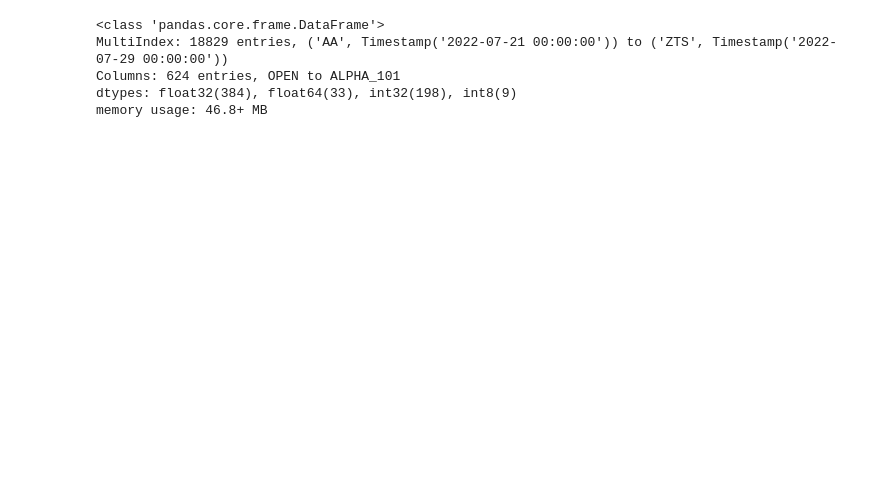
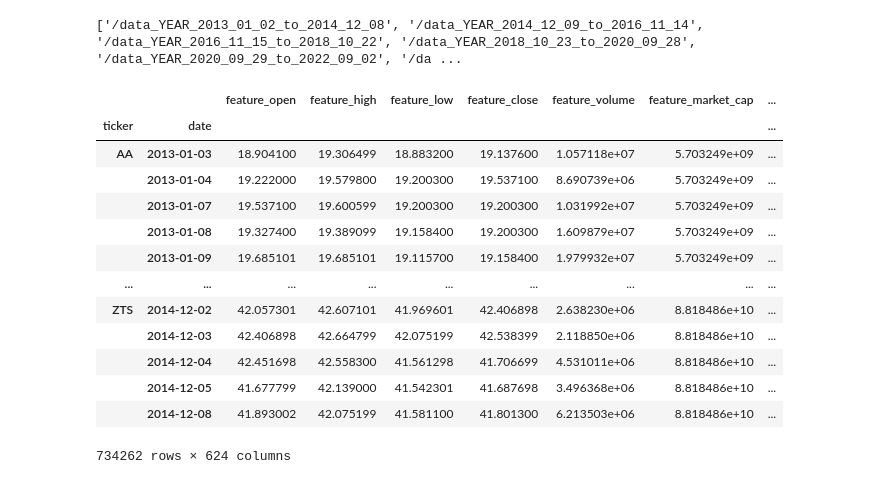
Before and after one commit to skhan61/QuantProject, a Jupyter notebook: 05_ic_based_feature_selection.ipynb, the cells around one changed output. Saved outputs shown, nothing was run; the diff lists cells and outputs as text; code cells hidden in the pictures; blank space fills up the shorter version.

```diff
--- a/05_ic_based_feature_selection.ipynb
+++ b/05_ic_based_feature_selection.ipynb
@@ -39,11 +20,56 @@ result = data.compute()
+# %%
+## Top 500 dataset
+
+DATA_STORE = Path('/home/sayem/Desktop/Project/data/dataset.h5')
+
+lock_path = "/tmp/assets_h5_file.lock"  # Choose a path for the lock file
+
+from filelock import FileLock
+
+with FileLock(lock_path):
+    with pd.HDFStore(DATA_STORE) as store:
+        print(sorted(store.keys()))
+# %% [output]
+['/data_YEAR_2013_01_02_to_2014_12_08', '/data_YEAR_2014_12_09_to_2016_11_14', '/data_YEAR_2016_11_15_to_2018_10_22', '/data_YEAR_2018_10_23_to_2020_09_28', '/data_YEAR_2020_09_29_to_2022_09_02', '/da ...
+# %%
+import dask.dataframe as dd
+import pandas as pd
+
+FILE_PATH = "/home/sayem/Desktop/Project/data/dataset.h5"
+
+# Extract all keys from the HDF5 file
+with pd.HDFStore(FILE_PATH) as store:
+    available_keys = [key for key in store.keys() if key.startswith('/data_YEAR_')]
+
+# Dictionary to store datasets corresponding to each key
+datasets = {}
+
+for FILE_NAME in available_keys:
+    # Read the dataset using Dask for each key
+    data = dd.read_hdf(FILE_PATH, FILE_NAME)
+    # Compute the result (this will load data into memory)
+    # and store it in the datasets dictionary with the key as the identifier
+    result = data.compute()
+    break
+
+# Now, the datasets dictionary contains data for each key.
 # %%
-result.info()
+result
 # %% [output]
+|  |  | feature_open | feature_high | feature_low | feature_close | feature_volume | feature_market_cap | ... |
+| ticker | date |  |  |  |  |  |  | ... |
+| AA | 2013-01-03 | 18.904100 | 19.306499 | 18.883200 | 19.137600 | 1.057118e+07 | 5.703249e+09 | ... |
+|  | 2013-01-04 | 19.222000 | 19.579800 | 19.200300 | 19.537100 | 8.690739e+06 | 5.703249e+09 | ... |
+|  | 2013-01-07 | 19.537100 | 19.600599 | 19.200300 | 19.200300 | 1.031992e+07 | 5.703249e+09 | ... |
+|  | 2013-01-08 | 19.327400 | 19.389099 | 19.158400 | 19.200300 | 1.609879e+07 | 5.703249e+09 | ... |
+|  | 2013-01-09 | 19.685101 | 19.685101 | 19.115700 | 19.158400 | 1.979932e+07 | 5.703249e+09 | ... |
+| ... | ... | ... | ... | ... | ... | ... | ... | ... |
+| ZTS | 2014-12-02 | 42.057301 | 42.607101 | 41.969601 | 42.406898 | 2.638230e+06 | 8.818486e+10 | ... |
+|  | 2014-12-03 | 42.406898 | 42.664799 | 42.075199 | 42.538399 | 2.118850e+06 | 8.818486e+10 | ... |
+|  | 2014-12-04 | 42.451698 | 42.558300 | 41.561298 | 41.706699 | 4.531011e+06 | 8.818486e+10 | ... |
+|  | 2014-12-05 | 41.677799 | 42.139000 | 41.542301 | 41.687698 | 3.496368e+06 | 8.818486e+10 | ... |
+|  | 2014-12-08 | 41.893002 | 42.075199 | 41.581100 | 41.801300 | 6.213503e+06 | 8.818486e+10 | ... |
-<class 'pandas.core.frame.DataFrame'>
-MultiIndex: 18829 entries, ('AA', Timestamp('2022-07-21 00:00:00')) to ('ZTS', Timestamp('2022-07-29 00:00:00'))
-Columns: 624 entries, OPEN to ALPHA_101
-dtypes: float32(384), float64(33), int32(198), int8(9)
-memory usage: 46.8+ MB
+734262 rows × 624 columns
 # %%
 import pandas as pd
 import numpy as np
```
Also changed, not shown: parts of 6 cells of this notebook, 7 other files.
